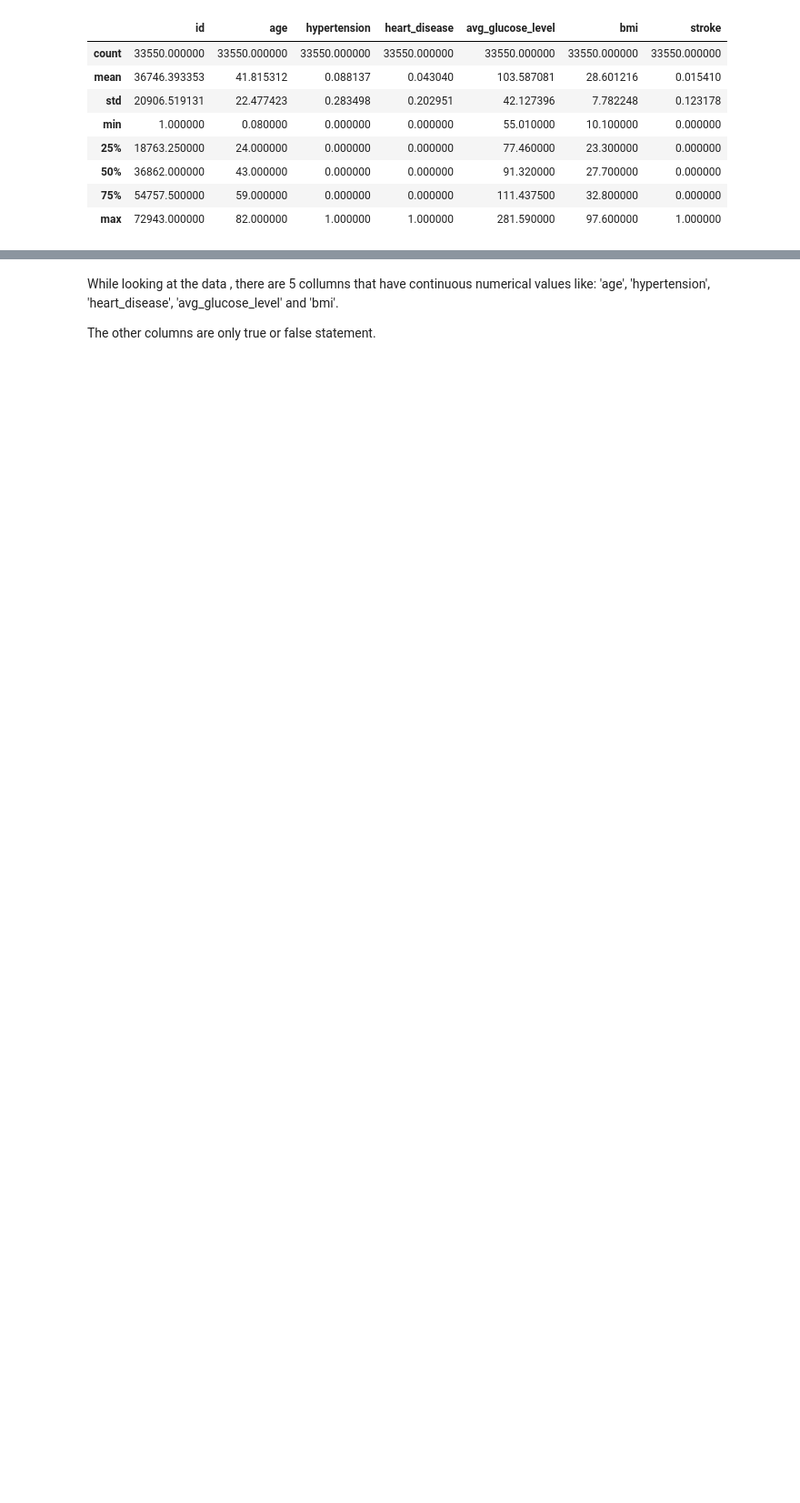
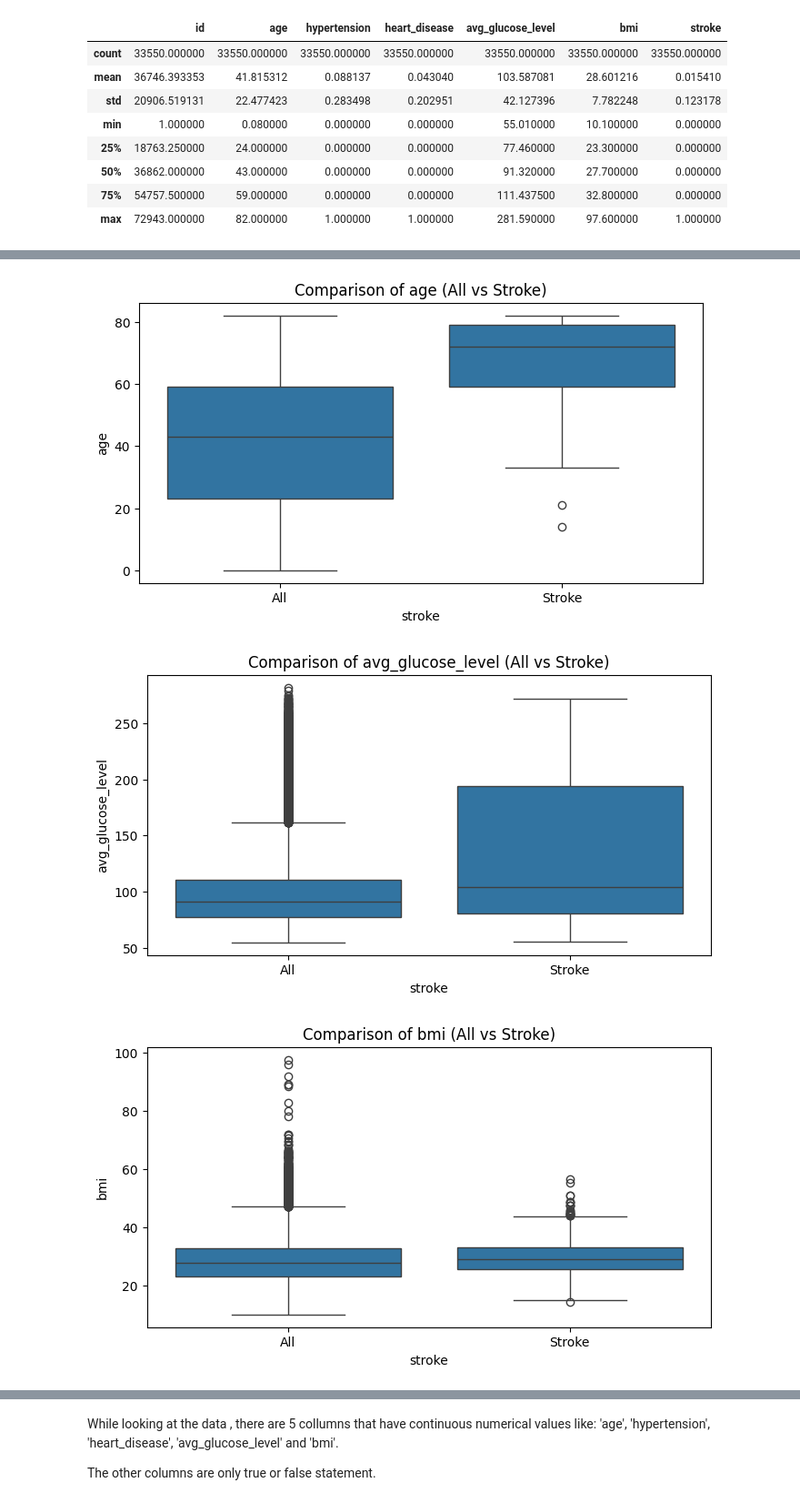
Before and after one commit to wi22b050/ML-International, a Jupyter notebook: draft_one_eda.ipynb, the cells around one changed output, grey strips where cells are left out. Shown at 91% size. Cells and saved outputs as stored; diff of their text form; code cells hidden in the pictures; blank space fills up the shorter version.

```diff
--- a/draft_one_eda.ipynb
+++ b/draft_one_eda.ipynb
@@ -6,2 +14,9 @@ import matplotlib.pyplot as plt
 # %%
 df = pd.read_csv('train-2.csv')
+# %%
+continuous_cols = ['age', 'avg_glucose_level', 'bmi']
+binary_cols = ['hypertension', 'heart_disease', 'gender_Female', 'gender_Male', 'gender_Other',
+               'ever_married_No', 'ever_married_Yes', 'work_type_Govt_job', 'work_type_Never_worked',
+               'work_type_Private', 'work_type_Self-employed', 'work_type_children', 'Residence_type_Rural',
+               'Residence_type_Urban', 'smoking_status_formerly smoked', 'smoking_status_never smoked',
+               'smoking_status_smokes']
@@ -91,0 +351,13 @@ Drop the ID column
+# %%
+# Boxplot for continuous variables
+for col in continuous_cols:
+    plt.figure(figsize=(8, 4))
+    sns.boxplot(x='stroke', y=col, data=df)
+    plt.title(f"Comparison of {col} (All vs Stroke)")
+    plt.xticks([0, 1], ['All', 'Stroke'])
+    plt.ylabel(col)
+    plt.show()
+# %% [output]
+[figure, added]
+[figure, added]
+[figure, added]
```
Also changed, not shown: parts of 42 cells of this notebook.
